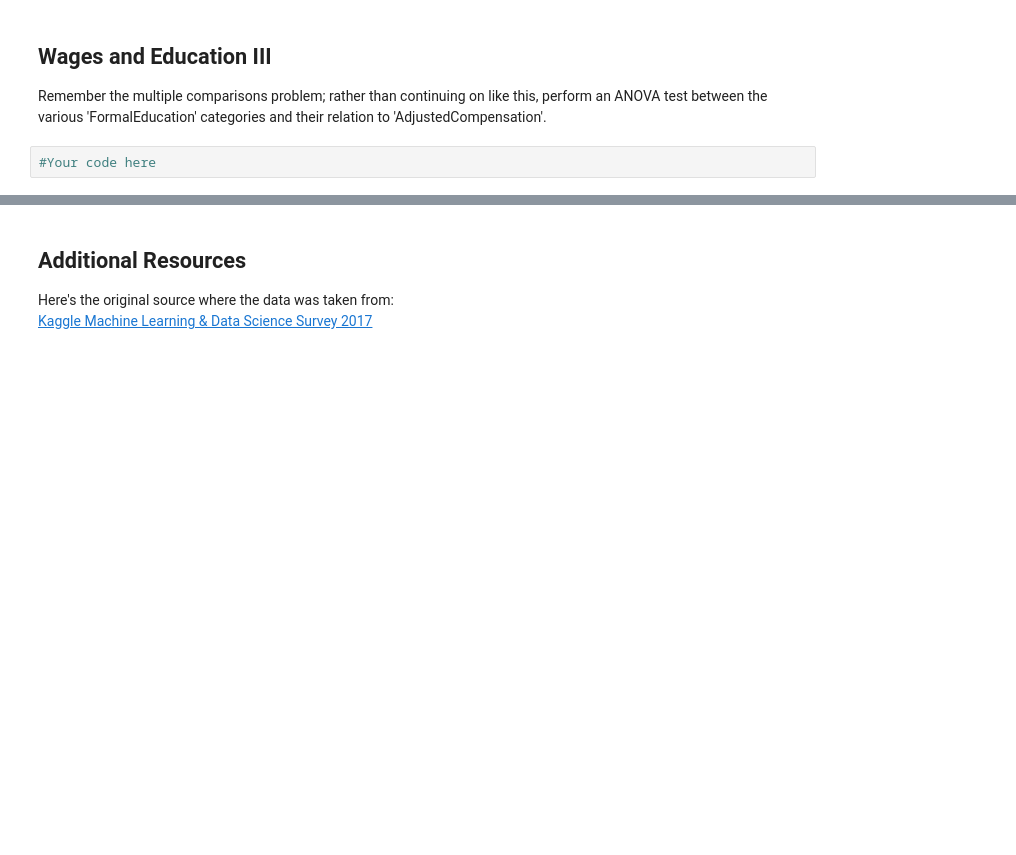
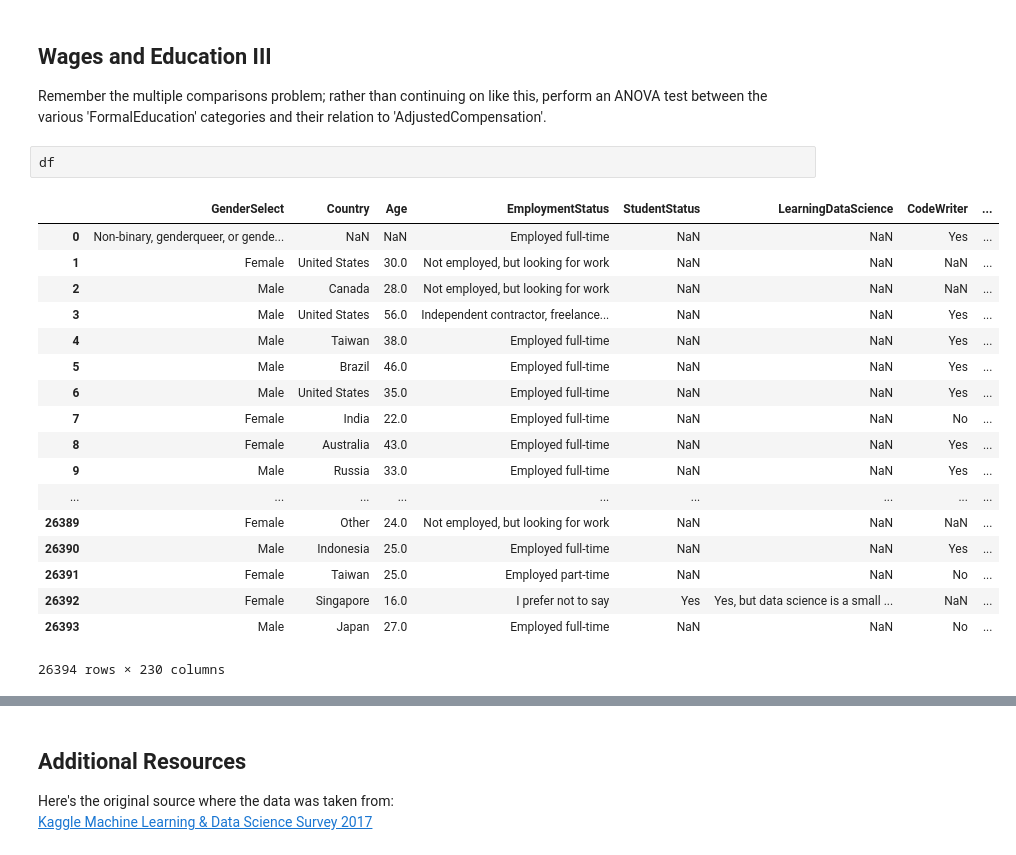
Before and after one commit to akelly66/Flatiron-School, a Jupyter notebook: Mod03/Section22/dsc-in-depth-ab-testing-lab-online-ds-pt-041519/index.ipynb, the cells around one changed output, grey strips where cells are left out. Drawn from its saved outputs; the diff is of its cells as text; blank space fills up the shorter version.

```diff
--- a/Mod03/Section22/dsc-in-depth-ab-testing-lab-online-ds-pt-041519/index.ipynb
+++ b/Mod03/Section22/dsc-in-depth-ab-testing-lab-online-ds-pt-041519/index.ipynb
@@ -108,5 +148,24 @@ Welch's t-test p-value with outliers removed: 0.0
 ## Wages and Education III
 
 Remember the multiple comparisons problem; rather than continuing on like this, perform an ANOVA test between the various 'FormalEducation' categories and their relation to 'AdjustedCompensation'.
-# %%
-#Your code here
+# %%
+df
+# %% [output]
+|  | GenderSelect | Country | Age | EmploymentStatus | StudentStatus | LearningDataScience | CodeWriter | ... |
+| 0 | Non-binary, genderqueer, or gende... | NaN | NaN | Employed full-time | NaN | NaN | Yes | ... |
+| 1 | Female | United States | 30.0 | Not employed, but looking for work | NaN | NaN | NaN | ... |
+| 2 | Male | Canada | 28.0 | Not employed, but looking for work | NaN | NaN | NaN | ... |
+| 3 | Male | United States | 56.0 | Independent contractor, freelance... | NaN | NaN | Yes | ... |
+| 4 | Male | Taiwan | 38.0 | Employed full-time | NaN | NaN | Yes | ... |
+| 5 | Male | Brazil | 46.0 | Employed full-time | NaN | NaN | Yes | ... |
+| 6 | Male | United States | 35.0 | Employed full-time | NaN | NaN | Yes | ... |
+| 7 | Female | India | 22.0 | Employed full-time | NaN | NaN | No | ... |
+| 8 | Female | Australia | 43.0 | Employed full-time | NaN | NaN | Yes | ... |
+| 9 | Male | Russia | 33.0 | Employed full-time | NaN | NaN | Yes | ... |
+| ... | ... | ... | ... | ... | ... | ... | ... | ... |
+| 26389 | Female | Other | 24.0 | Not employed, but looking for work | NaN | NaN | NaN | ... |
+| 26390 | Male | Indonesia | 25.0 | Employed full-time | NaN | NaN | Yes | ... |
+| 26391 | Female | Taiwan | 25.0 | Employed part-time | NaN | NaN | No | ... |
+| 26392 | Female | Singapore | 16.0 | I prefer not to say | Yes | Yes, but data science is a small ... | NaN | ... |
+| 26393 | Male | Japan | 27.0 | Employed full-time | NaN | NaN | No | ... |
+26394 rows × 230 columns
```
Also changed, not shown: parts of 12 cells of this notebook.
